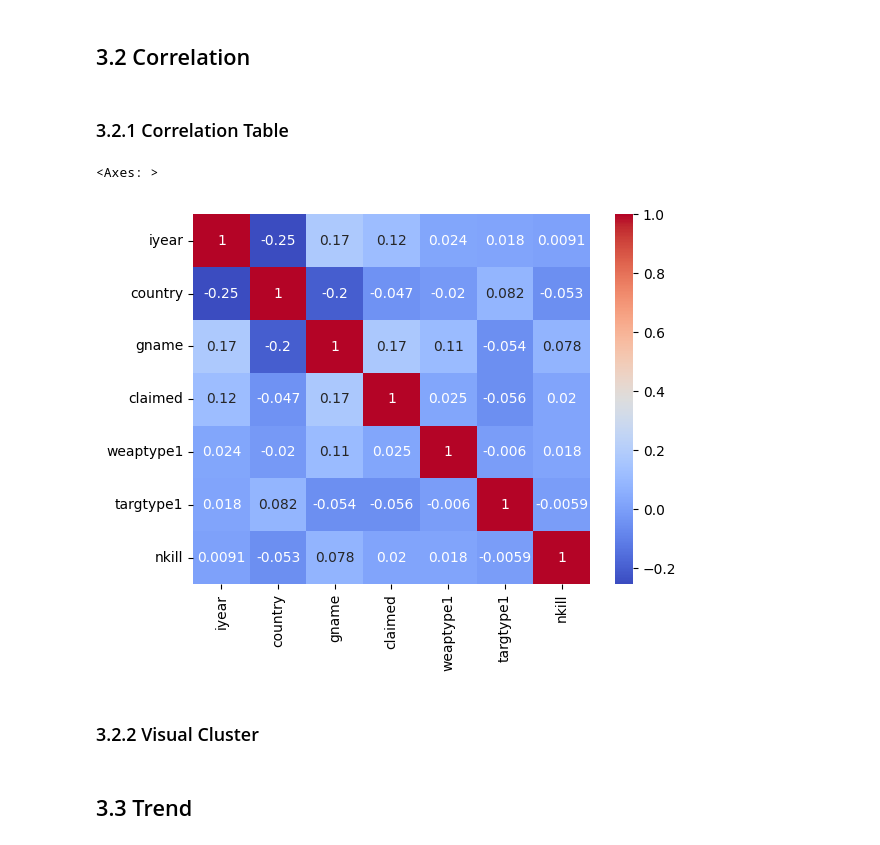
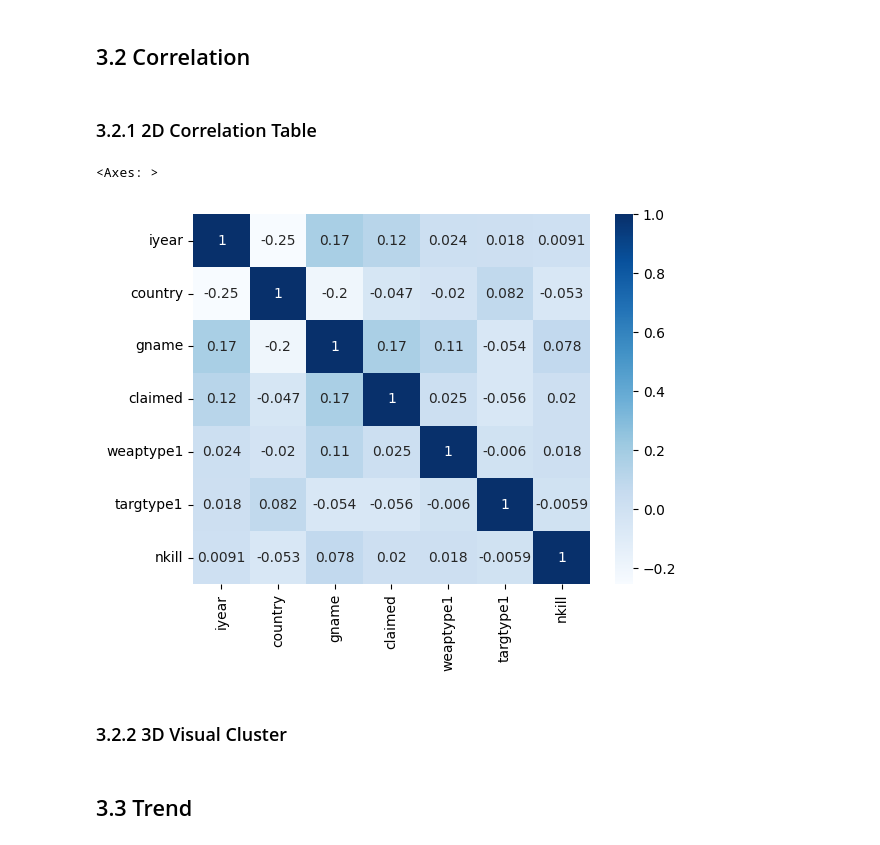
Before and after one commit to DataScience-DHBWKA/Data4Peace, a Jupyter notebook: Data4Peace.ipynb, the cells around one changed output. Drawn from its saved outputs; the diff is of its cells as text; code cells hidden in the pictures.

```diff
--- a/Data4Peace.ipynb
+++ b/Data4Peace.ipynb
@@ -196,17 +232,17 @@ px.area(df_year_weaptype, x="iyear", y="count", color="weaptype1_txt", title="We
 # %% [markdown]
 ## 3.2 Correlation
 # %% [markdown]
-### 3.2.1 Correlation Table
+### 3.2.1 2D Correlation Table
 # %%
 df_correlation = df.loc[:, ["iyear", "country", "gname", "claimed", "weaptype1", "targtype1", "nkill"]]
 df_correlation.dropna(inplace=True)
 
-sns.heatmap(df_correlation.corr(), cmap="coolwarm", annot=True)
+sns.heatmap(df_correlation.corr(), cmap="Blues", annot=True)
 # %% [output]
 <Axes: >
-[figure, old version]
+[figure, new version]
 # %% [markdown]
-### 3.2.2 Visual Cluster
+### 3.2.2 3D Visual Cluster
 # %%
 fig = px.scatter_3d(
     df,
```
Also changed, not shown: parts of 6 cells of this notebook.
